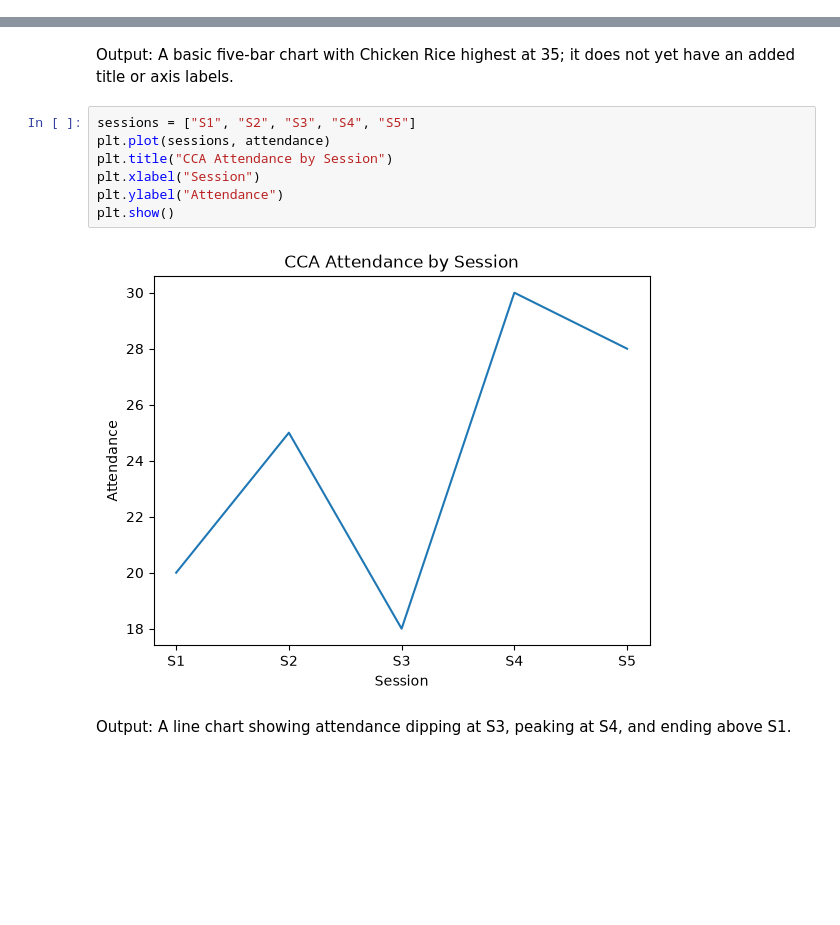
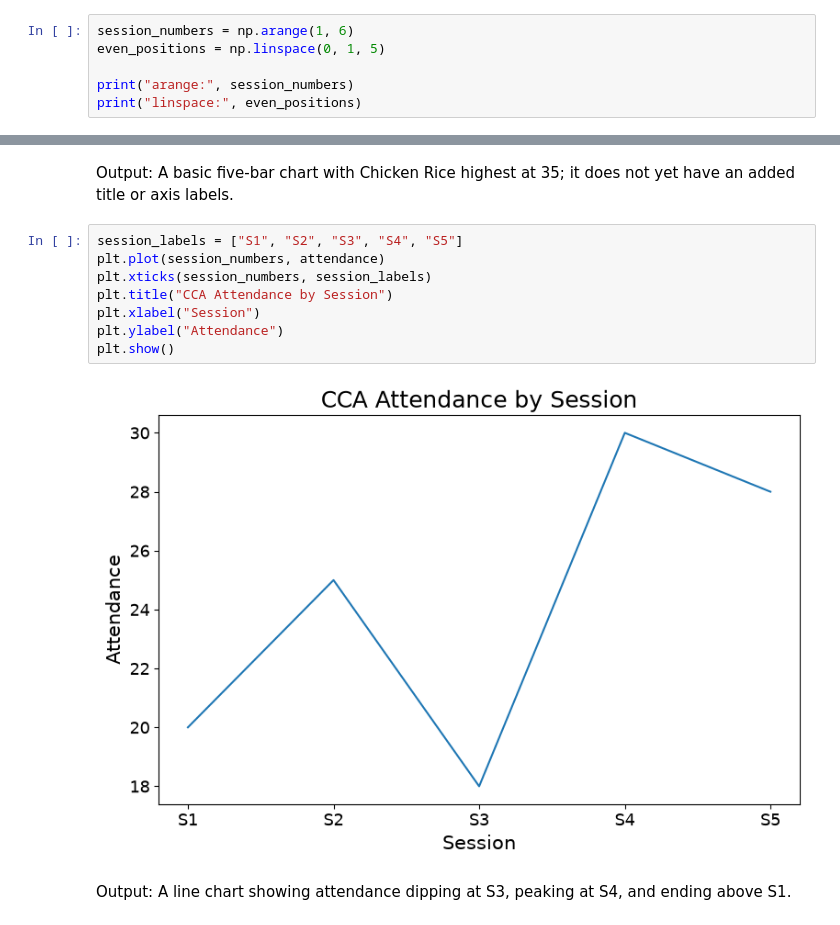
Before and after one commit to rudybrrr/spai-aidk-workshop2, a Jupyter notebook: notebooks/AIDK_W2_Workshop_Completed.ipynb, the cells around one changed output, grey strips where cells are left out. Saved outputs shown, nothing was run; the diff lists cells and outputs as text; blank space fills up the shorter version.

```diff
--- a/notebooks/AIDK_W2_Workshop_Completed.ipynb
+++ b/notebooks/AIDK_W2_Workshop_Completed.ipynb
@@ -232,3 +264,9 @@ Maximum: 30
 Minimum: 18
 # %% [markdown]
 Output: Mean 24.2, maximum 30, and minimum 18.
+# %%
+session_numbers = np.arange(1, 6)
+even_positions = np.linspace(0, 1, 5)
+
+print("arange:", session_numbers)
+print("linspace:", even_positions)
@@ -266,14 +309,15 @@ plt.show()
 # %% [markdown]
 Output: A basic five-bar chart with Chicken Rice highest at 35; it does not yet have an added title or axis labels.
 # %%
-sessions = ["S1", "S2", "S3", "S4", "S5"]
-plt.plot(sessions, attendance)
+session_labels = ["S1", "S2", "S3", "S4", "S5"]
+plt.plot(session_numbers, attendance)
+plt.xticks(session_numbers, session_labels)
 plt.title("CCA Attendance by Session")
 plt.xlabel("Session")
 plt.ylabel("Attendance")
 plt.show()
 # %% [output]
-[figure, old version]
+[figure, new version]
 # %% [markdown]
 Output: A line chart showing attendance dipping at S3, peaking at S4, and ending above S1.
 # %%
```
Also changed, not shown: parts of 24 cells of this notebook, 21 other files.
